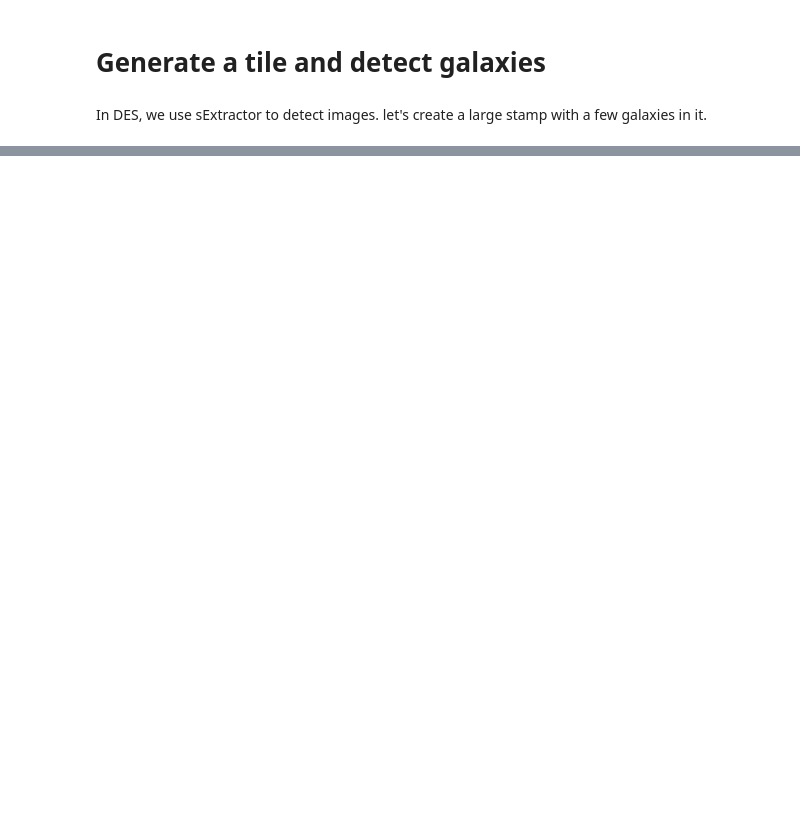
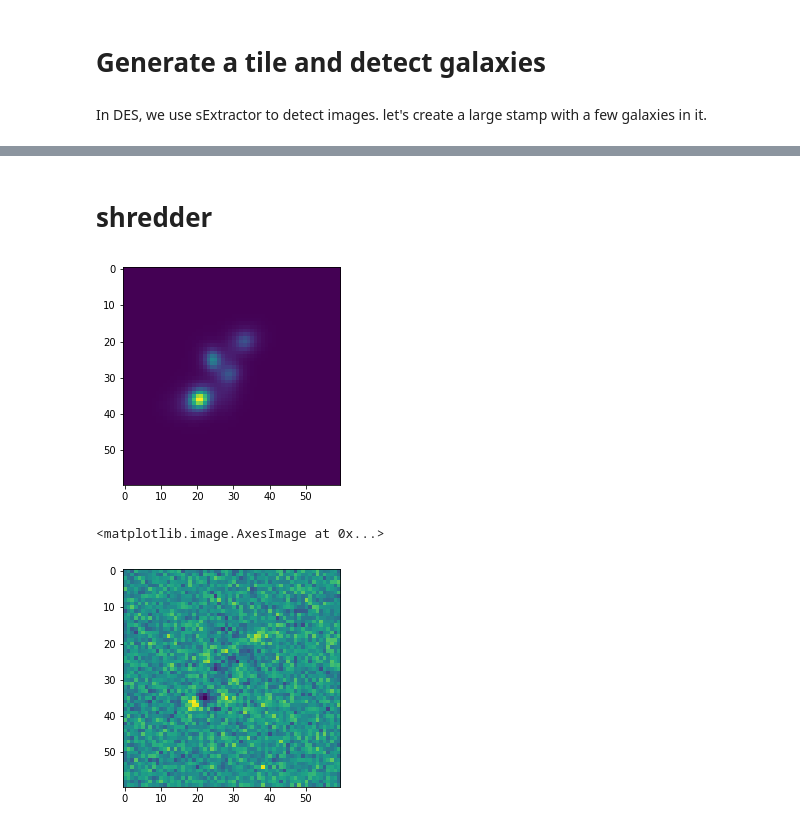
Before and after one commit to mgatti29/BFD_pipeline, a Jupyter notebook: Detection_test_Vernon.ipynb, the cells around one changed output, grey strips where cells are left out. Drawn from its saved outputs; the diff is of its cells as text; code cells hidden in the pictures; blank space fills up the shorter version.

Commit message:
shredder

```diff
--- a/Detection_test_Vernon.ipynb
+++ b/Detection_test_Vernon.ipynb
@@ -84,6 +84,18 @@ def render_gal(gal_pars,psf_pars,wcs,shape, g1 = None, g2 = None,return_PSF=Fals
     else:
 
         return image,jac
+
+
+def _add_T_and_scale(obj_data, scale):
+    add_dt = [('T', 'f4')]
+    objs = eu.numpy_util.add_fields(obj_data, add_dt)
+    objs['flux'] *= scale**2
+    min_sigma = scale
+    min_T = 2*min_sigma**2
+    T = 2*objs['hlr']**2
+    T = T.clip(min=min_T)
+    objs['T'] = T
+    return objs
 # %% [markdown]
 # Load DES Y6 Wide field images
 # %% [markdown]
@@ -464,0 +477,64 @@ plt.scatter(np.where(find_maxima(mf_map))[1],np.where(find_maxima(mf_map))[0],co
+# %% [markdown]
+# shredder
+# %%
+import shredder
+import esutil as eu
+seed = 113
+rng = np.random.RandomState(seed)
+guess_model = 'dev'
+weight_map = np.ones_like(tile['image'])/noise_rms
+jac_shredder = ngmix.jacobian.Jacobian(row= tile['image'].shape[0]/2.,
+                                              col= tile['image'].shape[1]/2.,
+                                              dudrow=wcs_.jac[0,1],
+                                              dudcol=wcs_.jac[0,0],
+                                              dvdrow=wcs_.jac[1,1],
+                                              dvdcol=wcs_.jac[1,0])
+
+# neet do provide the psf to the shredder and recast it into a ngmix observation object
+psf_o = ngmix.Observation(psf_,jacobian=jac_shredder)
+
+# now we need to create a ngmix object for the tile
+mbobs_ = ngmix.Observation(tile['image'],weight=weight_map,
+                                    meta={"orig_row": (tile['image'].shape[0])/2., "orig_col": (tile['image'].shape[1])/2.},
+                                    jacobian=jac_shredder,
+                                    psf=psf_o)
+mbobs_ = ngmix.observation.get_mb_obs(mbobs_)
+
+
+
+dt = np.dtype([('shift', '<f4', (2,)),('flux', 'f4'), ('hlr', 'f4'),('col', 'f4'),('row', 'f4')])
+
+
+# give guesses to shredder
+m = []
+for i in range(len(cat['flux'])):
+    m.append(((0.,0.),cat['flux'][i],
+            cat['flux_radius'][i],
+            cat['x'][i],
+            cat['y'][i]))
+d_ = np.array([m],dtype=dt)
+objs_ = _add_T_and_scale(d_[0],0.263)
+gm_guess = shredder.get_guess(
+    objs_,
+    jacobian=mbobs_[0][0].jacobian,
+    model=guess_model,
+    rng=rng,
+)
+
+# run shredder
+s = shredder.Shredder(obs=mbobs_, psf_ngauss=2, rng=rng)
+s.shred(gm_guess)
+res = s.get_result()
+
+# get models
+models = s.get_model_images()
+
+# render models ++++
+plt.imshow(models[0])
+plt.show()
+# residuals
+plt.imshow(tile['image']-models[0])
+# %% [output]
+[figure, added]
+<matplotlib.image.AxesImage at 0x...>
+[figure, added]
```
Also changed, not shown: parts of 6 cells of this notebook.
